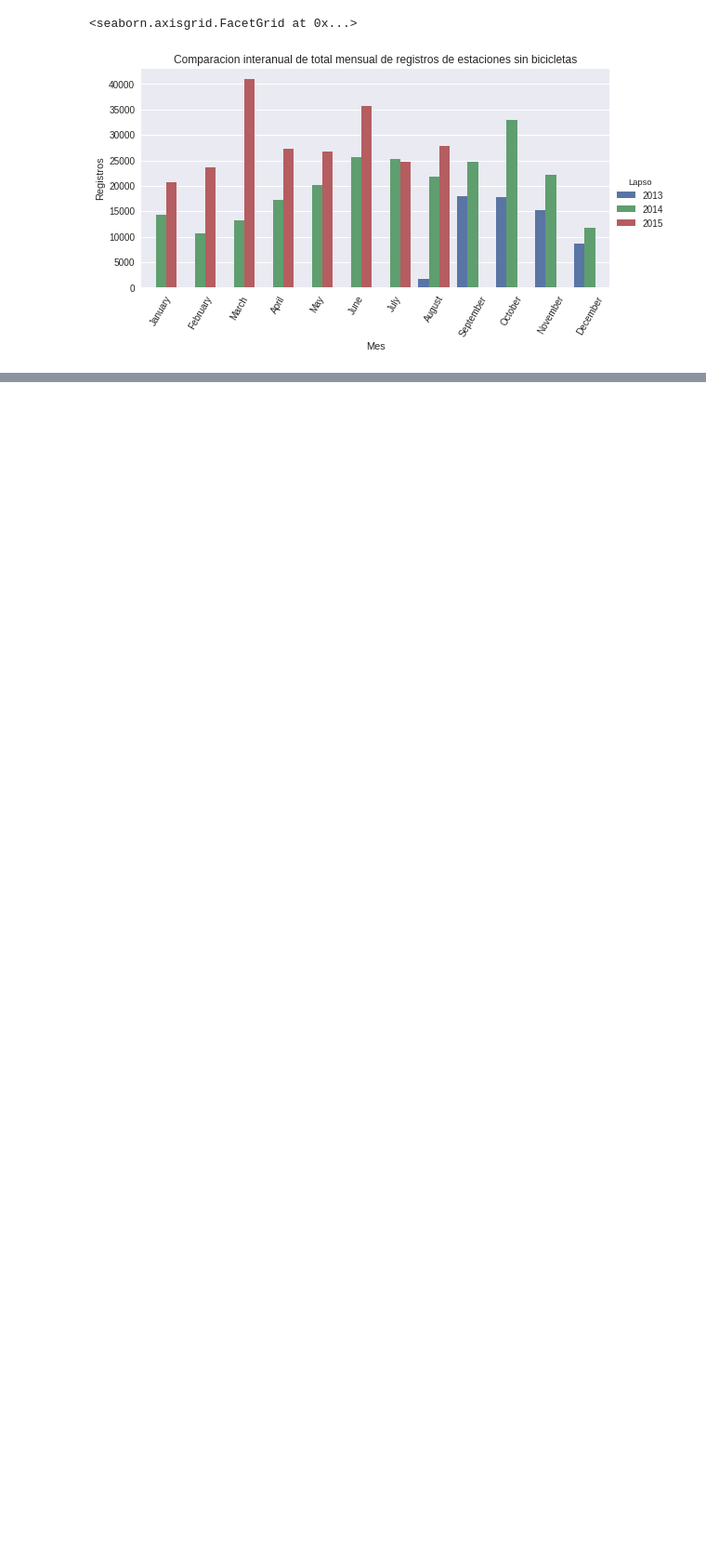
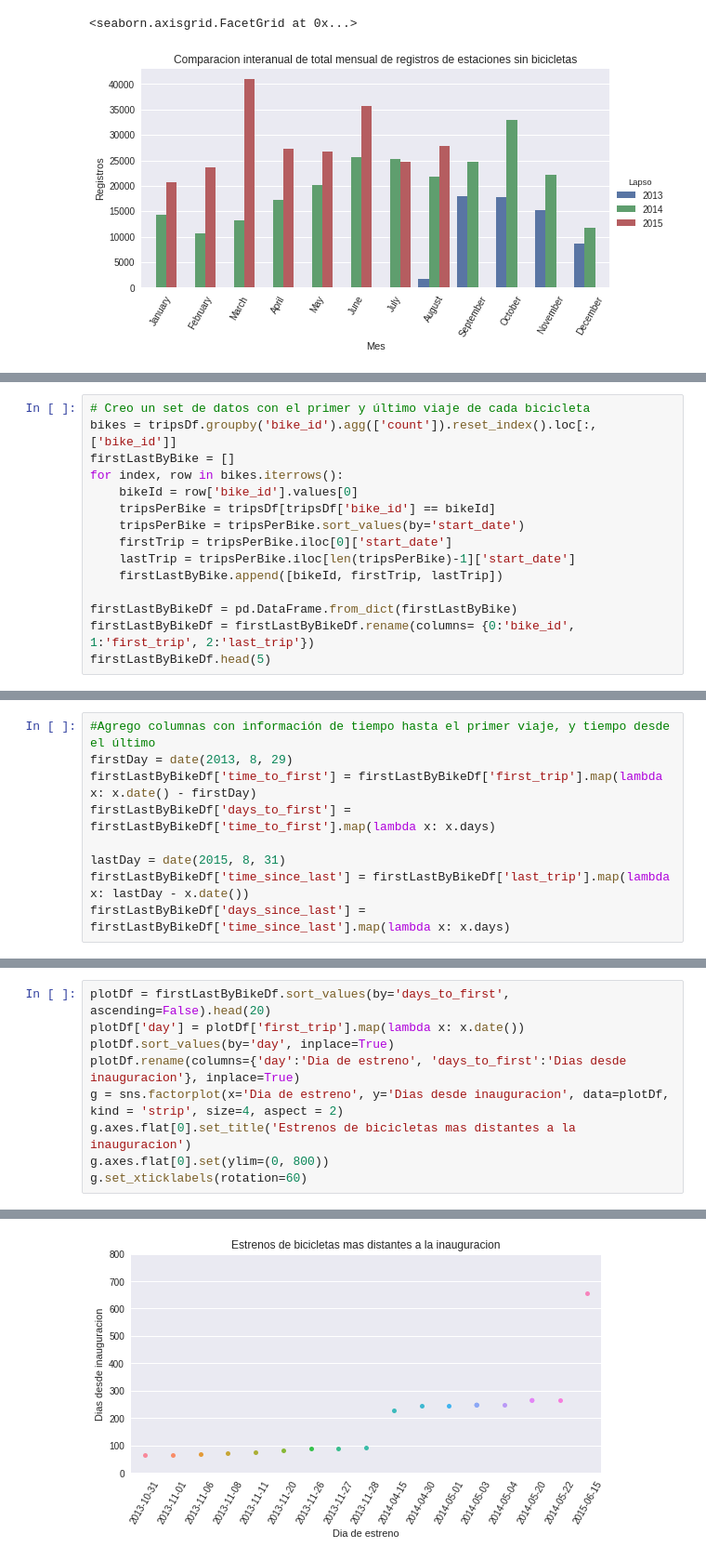
Before and after one commit to mreverter/datos-tp, a Jupyter notebook: TP1-Segunda Parte.ipynb, the cells around one changed output, grey strips where cells are left out. Shown: that part at 93% size. Cells and saved outputs as stored; diff of their text form; blank space fills up the shorter version.

Commit message:
Added inactive bikes analysis

```diff
--- a/TP1-Segunda Parte.ipynb
+++ b/TP1-Segunda Parte.ipynb
@@ -300,0 +315,15 @@ g.set_xticklabels(rotation=60)
+# %%
+# Creo un set de datos con el primer y último viaje de cada bicicleta
+bikes = tripsDf.groupby('bike_id').agg(['count']).reset_index().loc[:,['bike_id']]
+firstLastByBike = []
+for index, row in bikes.iterrows():
+    bikeId = row['bike_id'].values[0]
+    tripsPerBike = tripsDf[tripsDf['bike_id'] == bikeId]
+    tripsPerBike = tripsPerBike.sort_values(by='start_date')
+    firstTrip = tripsPerBike.iloc[0]['start_date']
+    lastTrip = tripsPerBike.iloc[len(tripsPerBike)-1]['start_date']
+    firstLastByBike.append([bikeId, firstTrip, lastTrip])
+
+firstLastByBikeDf = pd.DataFrame.from_dict(firstLastByBike)
+firstLastByBikeDf = firstLastByBikeDf.rename(columns= {0:'bike_id', 1:'first_trip', 2:'last_trip'})
+firstLastByBikeDf.head(5)
@@ -300,0 +355,9 @@ g.set_xticklabels(rotation=60)
+# %%
+#Agrego columnas con información de tiempo hasta el primer viaje, y tiempo desde el último
+firstDay = date(2013, 8, 29)
+firstLastByBikeDf['time_to_first'] = firstLastByBikeDf['first_trip'].map(lambda x: x.date() - firstDay)
+firstLastByBikeDf['days_to_first'] = firstLastByBikeDf['time_to_first'].map(lambda x: x.days)
+
+lastDay = date(2015, 8, 31)
+firstLastByBikeDf['time_since_last'] = firstLastByBikeDf['last_trip'].map(lambda x: lastDay - x.date())
+firstLastByBikeDf['days_since_last'] = firstLastByBikeDf['time_since_last'].map(lambda x: x.days)
@@ -300,0 +382,10 @@ g.set_xticklabels(rotation=60)
+# %%
+plotDf = firstLastByBikeDf.sort_values(by='days_to_first', ascending=False).head(20)
+plotDf['day'] = plotDf['first_trip'].map(lambda x: x.date())
+plotDf.sort_values(by='day', inplace=True)
+plotDf.rename(columns={'day':'Dia de estreno', 'days_to_first':'Dias desde inauguracion'}, inplace=True)
+g = sns.factorplot(x='Dia de estreno', y='Dias desde inauguracion', data=plotDf, kind = 'strip', size=4, aspect = 2)
+g.axes.flat[0].set_title('Estrenos de bicicletas mas distantes a la inauguracion')
+g.axes.flat[0].set(ylim=(0, 800))
+g.set_xticklabels(rotation=60)
+# %% [output]
@@ -300,0 +393 @@ g.set_xticklabels(rotation=60)
+[figure, added]
```
Also changed, not shown: parts of 20 cells of this notebook.
